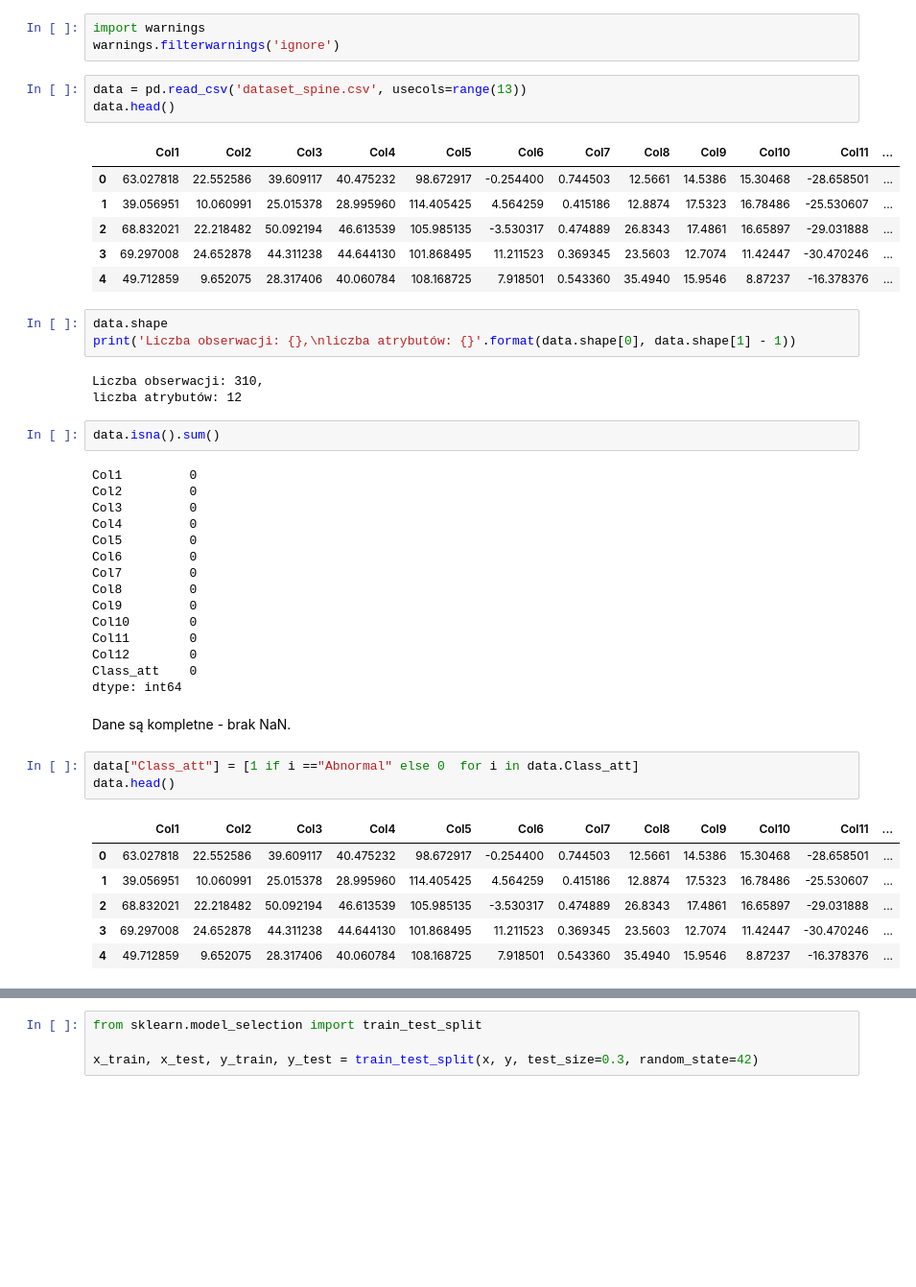
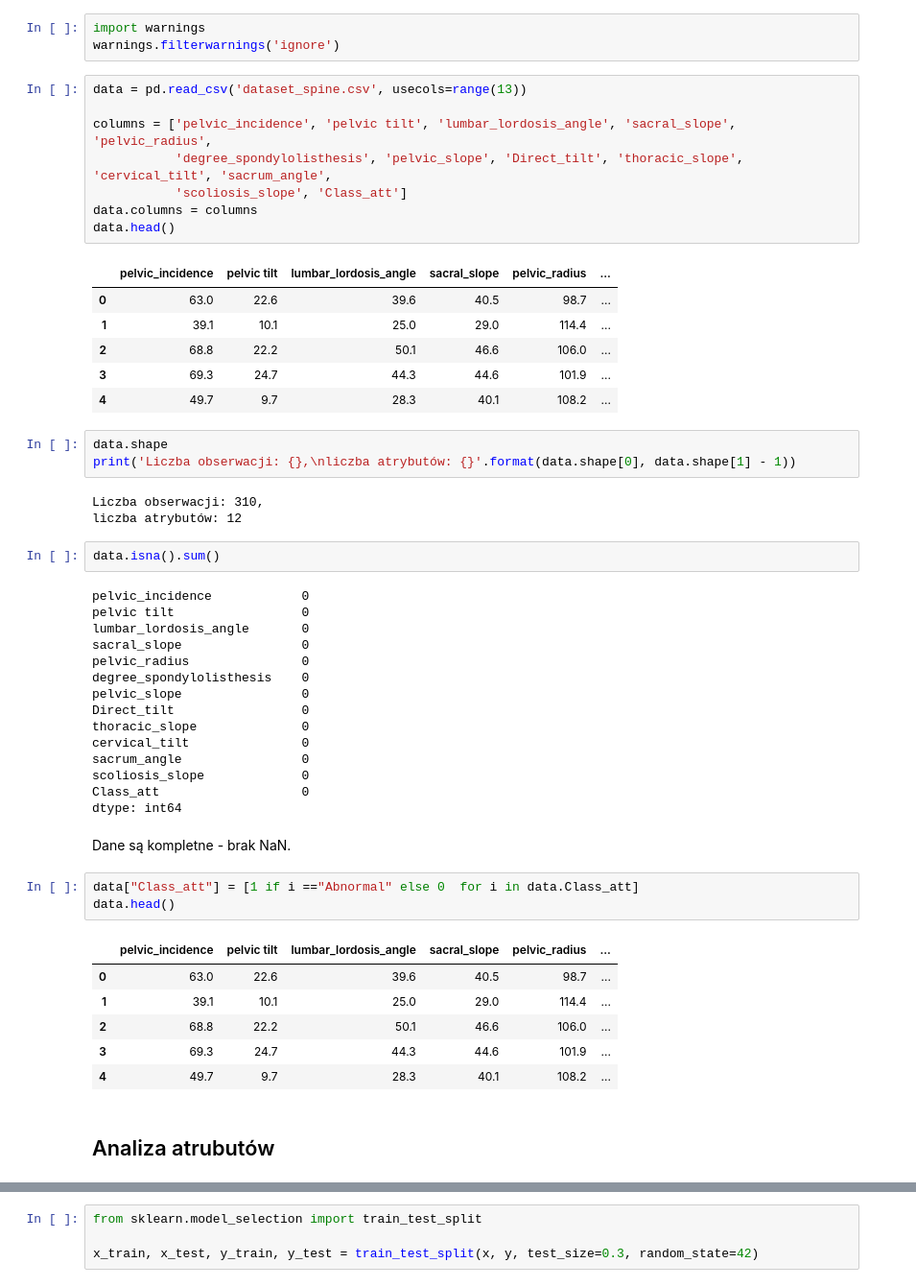
Before and after one commit to monika-osiak/lower-back-pain-classification, a Jupyter notebook: lower-back-pain-classification.ipynb, the cells around one changed output, grey strips where cells are left out. Shown at 96% size. Drawn from its saved outputs; the diff is of its cells as text; blank space fills up the shorter version.

```diff
--- a/lower-back-pain-classification.ipynb
+++ b/lower-back-pain-classification.ipynb
@@ -12,14 +17,19 @@ import warnings
 warnings.filterwarnings('ignore')
 # %%
 data = pd.read_csv('dataset_spine.csv', usecols=range(13))
+
+columns = ['pelvic_incidence', 'pelvic tilt', 'lumbar_lordosis_angle', 'sacral_slope', 'pelvic_radius',
+           'degree_spondylolisthesis', 'pelvic_slope', 'Direct_tilt', 'thoracic_slope', 'cervical_tilt', 'sacrum_angle',
+           'scoliosis_slope', 'Class_att']
+data.columns = columns
 data.head()
 # %% [output]
-|  | Col1 | Col2 | Col3 | Col4 | Col5 | Col6 | Col7 | Col8 | Col9 | Col10 | Col11 | ... |
-| 0 | 63.027818 | 22.552586 | 39.609117 | 40.475232 | 98.672917 | -0.254400 | 0.744503 | 12.5661 | 14.5386 | 15.30468 | -28.658501 | ... |
-| 1 | 39.056951 | 10.060991 | 25.015378 | 28.995960 | 114.405425 | 4.564259 | 0.415186 | 12.8874 | 17.5323 | 16.78486 | -25.530607 | ... |
-| 2 | 68.832021 | 22.218482 | 50.092194 | 46.613539 | 105.985135 | -3.530317 | 0.474889 | 26.8343 | 17.4861 | 16.65897 | -29.031888 | ... |
-| 3 | 69.297008 | 24.652878 | 44.311238 | 44.644130 | 101.868495 | 11.211523 | 0.369345 | 23.5603 | 12.7074 | 11.42447 | -30.470246 | ... |
-| 4 | 49.712859 | 9.652075 | 28.317406 | 40.060784 | 108.168725 | 7.918501 | 0.543360 | 35.4940 | 15.9546 | 8.87237 | -16.378376 | ... |
+|  | pelvic_incidence | pelvic tilt | lumbar_lordosis_angle | sacral_slope | pelvic_radius | ... |
+| 0 | 63.0 | 22.6 | 39.6 | 40.5 | 98.7 | ... |
+| 1 | 39.1 | 10.1 | 25.0 | 29.0 | 114.4 | ... |
+| 2 | 68.8 | 22.2 | 50.1 | 46.6 | 106.0 | ... |
+| 3 | 69.3 | 24.7 | 44.3 | 44.6 | 101.9 | ... |
+| 4 | 49.7 | 9.7 | 28.3 | 40.1 | 108.2 | ... |
 # %%
 data.shape
 print('Liczba obserwacji: {},\nliczba atrybutów: {}'.format(data.shape[0], data.shape[1] - 1))
@@ -29,19 +39,19 @@ liczba atrybutów: 12
 # %%
 data.isna().sum()
 # %% [output]
-Col1         0
-Col2         0
-Col3         0
-Col4         0
-Col5         0
-Col6         0
-Col7         0
-Col8         0
-Col9         0
-Col10        0
-Col11        0
-Col12        0
-Class_att    0
+pelvic_incidence            0
+pelvic tilt                 0
+lumbar_lordosis_angle       0
+sacral_slope                0
+pelvic_radius               0
+degree_spondylolisthesis    0
+pelvic_slope                0
+Direct_tilt                 0
+thoracic_slope              0
+cervical_tilt               0
+sacrum_angle                0
+scoliosis_slope             0
+Class_att                   0
 dtype: int64
 # %% [markdown]
 Dane są kompletne - brak NaN.
@@ -49,9 +59,11 @@ Dane są kompletne - brak NaN.
 data["Class_att"] = [1 if i =="Abnormal" else 0  for i in data.Class_att]
 data.head()
 # %% [output]
-|  | Col1 | Col2 | Col3 | Col4 | Col5 | Col6 | Col7 | Col8 | Col9 | Col10 | Col11 | ... |
-| 0 | 63.027818 | 22.552586 | 39.609117 | 40.475232 | 98.672917 | -0.254400 | 0.744503 | 12.5661 | 14.5386 | 15.30468 | -28.658501 | ... |
-| 1 | 39.056951 | 10.060991 | 25.015378 | 28.995960 | 114.405425 | 4.564259 | 0.415186 | 12.8874 | 17.5323 | 16.78486 | -25.530607 | ... |
-| 2 | 68.832021 | 22.218482 | 50.092194 | 46.613539 | 105.985135 | -3.530317 | 0.474889 | 26.8343 | 17.4861 | 16.65897 | -29.031888 | ... |
-| 3 | 69.297008 | 24.652878 | 44.311238 | 44.644130 | 101.868495 | 11.211523 | 0.369345 | 23.5603 | 12.7074 | 11.42447 | -30.470246 | ... |
-| 4 | 49.712859 | 9.652075 | 28.317406 | 40.060784 | 108.168725 | 7.918501 | 0.543360 | 35.4940 | 15.9546 | 8.87237 | -16.378376 | ... |
+|  | pelvic_incidence | pelvic tilt | lumbar_lordosis_angle | sacral_slope | pelvic_radius | ... |
+| 0 | 63.0 | 22.6 | 39.6 | 40.5 | 98.7 | ... |
+| 1 | 39.1 | 10.1 | 25.0 | 29.0 | 114.4 | ... |
+| 2 | 68.8 | 22.2 | 50.1 | 46.6 | 106.0 | ... |
+| 3 | 69.3 | 24.7 | 44.3 | 44.6 | 101.9 | ... |
+| 4 | 49.7 | 9.7 | 28.3 | 40.1 | 108.2 | ... |
+# %% [markdown]
+## Analiza atrubutów
```
Also changed, not shown: parts of 21 cells of this notebook.
